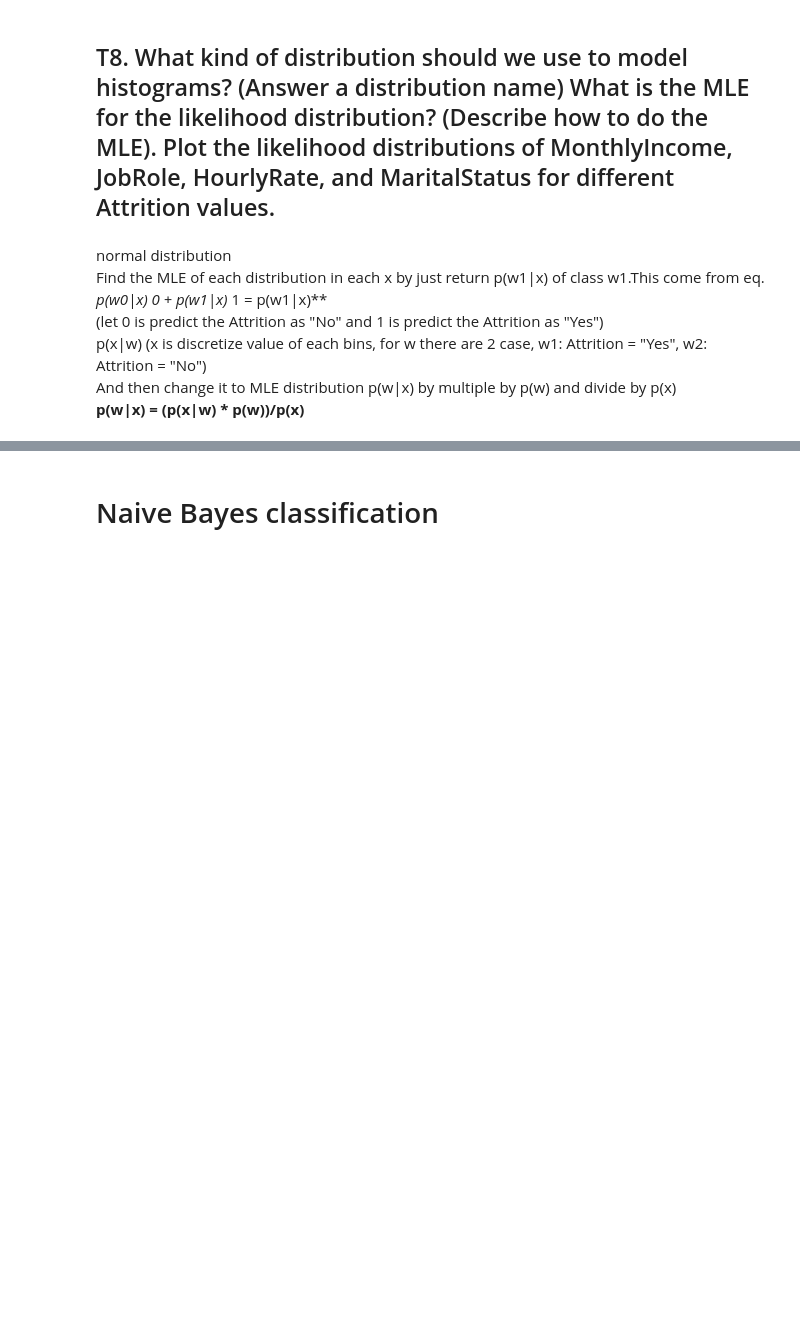
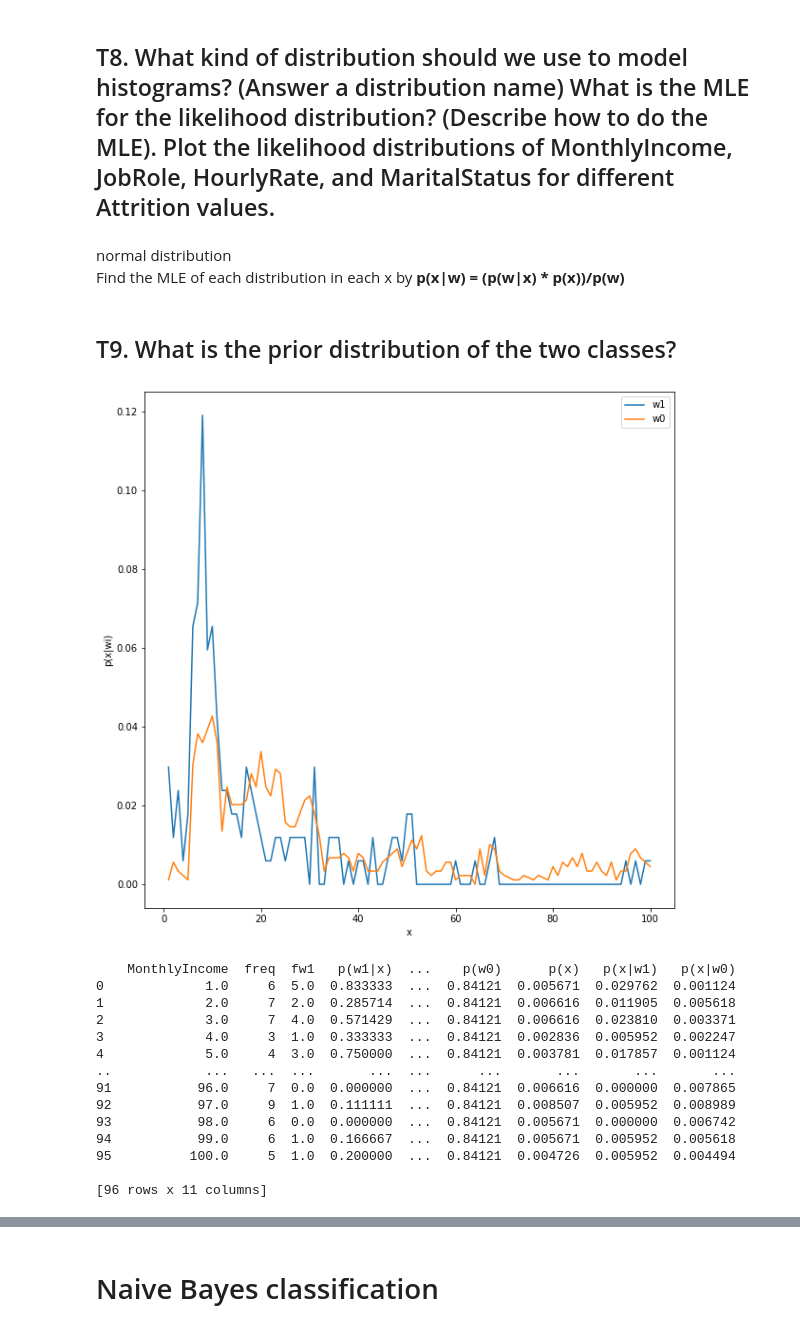
Before and after one commit to Chol27/pattern_recognition, a Jupyter notebook: HW2/HW2_Attrition_Prediction_Naive_Bayes.ipynb, the cells around one changed output, grey strips where cells are left out. Saved outputs shown, nothing was run; the diff lists cells and outputs as text; code cells hidden in the pictures; blank space fills up the shorter version.

```diff
--- a/HW2_Attrition_Prediction_Naive_Bayes.ipynb
+++ b/HW2/HW2_Attrition_Prediction_Naive_Bayes.ipynb
@@ -252,13 +252,10 @@ train_set_dc
 # The MLE for the likelihood distribution of discretized histograms
 # %% [markdown]
 ## T8. What kind of distribution should we use to model histograms? (Answer a distribution name) What is the MLE for the likelihood distribution? (Describe how to do the MLE). Plot the likelihood distributions of MonthlyIncome, JobRole, HourlyRate, and MaritalStatus for different Attrition values.
-# %% [markdown]
-normal distribution <br/>
-Find the MLE of each distribution in each x by just return p(w1|x) of class w1.This come from eq. **p(w0|x)* 0 + p(w1|x)* 1 = p(w1|x)**<br/>
-(let 0 is predict the Attrition as "No" and 1 is predict the Attrition as "Yes") <br/>
-p(x|w) (x is discretize value of each bins, for w there are 2 case, w1: Attrition = "Yes", w2: Attrition = "No") <br/>
-And then change it to MLE distribution p(w|x) by multiple by p(w) and divide by p(x) <br/>
-**p(w|x) = (p(x|w) * p(w))/p(x)**<br/>
+# %% [markdown]
+normal distribution <br/>
+Find the MLE of each distribution in each x by
+**p(x|w) = (p(w|x) * p(x))/p(w)**<br/>
 # %%
 def likelihood_distribution(train_set_dc, train_res, scol):
   index = ~np.isnan(train_set_dc[scol])
@@ -267,21 +264,56 @@ def likelihood_distribution(train_set_dc, train_res, scol):
   w = dd.groupby(scol).size().reset_index(name="freq").set_index(scol)
   w["fw1"] = dd[dd["Attrition"] == 1].groupby(scol).size()
   w["fw1"] = w["fw1"].fillna(0)
-  w["p(x|w1)"] = np.nan_to_num(w["fw1"]/w["fw1"].sum(), 0)
+  w["p(w1|x)"] = np.nan_to_num(w["fw1"]/w["freq"], 0)
+
 
   w["fw0"] = dd[dd["Attrition"] == 0].groupby(scol).size()
   w["fw0"] = w["fw0"].fillna(0)
-  w["p(x|w0)"] = np.nan_to_num(w["fw0"]/w["fw0"].sum(), 0)
+  w["p(w0|x)"] = np.nan_to_num(w["fw0"]/w["freq"], 0)
 
   w["p(w1)"] = w["fw1"].sum()/w["freq"].sum()
   w["p(w0)"] = w["fw0"].sum()/w["freq"].sum()
 
   w["p(x)"] = w["freq"]/w["freq"].sum()
-  w["p(w1|x)"] = w["p(x|w1)"]*w["p(w1)"]/w["p(x)"]
-  w["p(w0|x)"] = w["p(x|w0)"]*w["p(w0)"]/w["p(x)"]
-  w["sum"] = w["p(w1|x)"] + w["p(w0|x)"]
-  w["p(w1|x)"] = w["p(w1|x)"]/w["sum"]
-  w["p(w0|x)"] = w["p(w0|x)"]/w["sum"]
+
+  w["p(x|w1)"] = w["p(w1|x)"]*w["p(x)"]/w["p(w1)"]
+  w["p(x|w0)"] = w["p(w0|x)"]*w["p(x)"]/w["p(w0)"]
+
   w = w.reset_index()
 
   return w
+# %% [markdown]
+## T9. What is the prior distribution of the two classes?
+# %%
+scol = "MonthlyIncome"
+w = likelihood_distribution(train_set_dc, train_res, scol)
+x = w[scol]
+
+pw1x = w["p(x|w1)"]
+plt.plot(x, pw1x, label = "w1")
+
+pw0x = w["p(x|w0)"]
+plt.plot(x, pw0x, label = "w0")
+
+plt.xlabel('x')
+plt.ylabel('p(x|wi)')
+plt.legend()
+plt.show()
+
+print(w)
+# %% [output]
+[figure, added]
+    MonthlyIncome  freq  fw1   p(w1|x)  ...    p(w0)      p(x)   p(x|w1)   p(x|w0)
+0             1.0     6  5.0  0.833333  ...  0.84121  0.005671  0.029762  0.001124
+1             2.0     7  2.0  0.285714  ...  0.84121  0.006616  0.011905  0.005618
+2             3.0     7  4.0  0.571429  ...  0.84121  0.006616  0.023810  0.003371
+3             4.0     3  1.0  0.333333  ...  0.84121  0.002836  0.005952  0.002247
+4             5.0     4  3.0  0.750000  ...  0.84121  0.003781  0.017857  0.001124
+..            ...   ...  ...       ...  ...      ...       ...       ...       ...
+91           96.0     7  0.0  0.000000  ...  0.84121  0.006616  0.000000  0.007865
+92           97.0     9  1.0  0.111111  ...  0.84121  0.008507  0.005952  0.008989
+93           98.0     6  0.0  0.000000  ...  0.84121  0.005671  0.000000  0.006742
+94           99.0     6  1.0  0.166667  ...  0.84121  0.005671  0.005952  0.005618
+95          100.0     5  1.0  0.200000  ...  0.84121  0.004726  0.005952  0.004494
+
+[96 rows x 11 columns]
```
Also changed, not shown: parts of 14 cells of this notebook, 5 other files.
